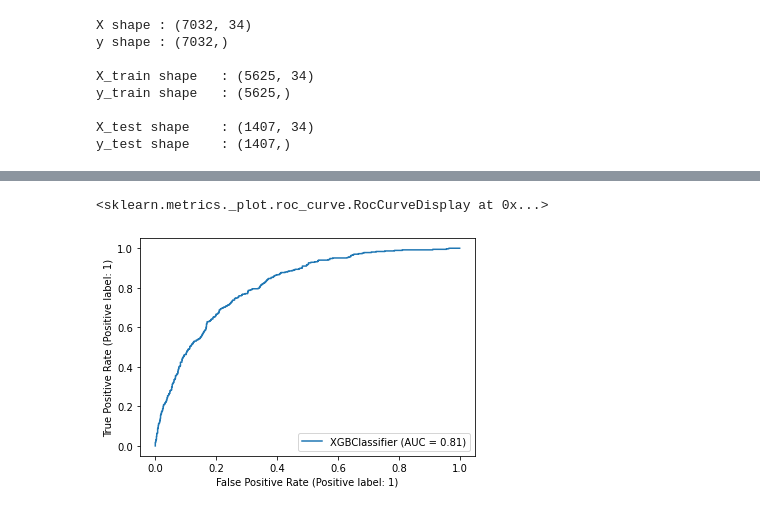
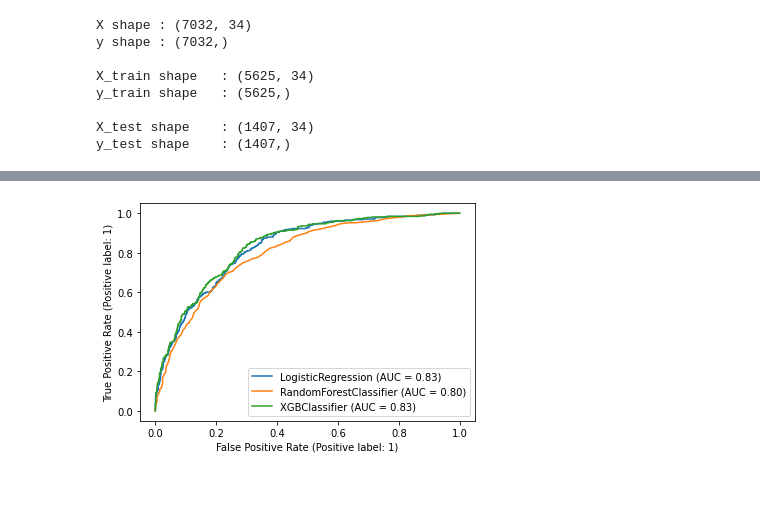
Before and after one commit to 0raghad/churn, a Jupyter notebook: churn.ipynb, the cells around one changed output, grey strips where cells are left out. Drawn from its saved outputs; the diff is of its cells as text; code cells hidden in the pictures.

```diff
--- a/churn.ipynb
+++ b/churn.ipynb
@@ -284,6 +331,12 @@ y_train shape   : (5625,)
 
 X_test shape    : (1407, 34)
 y_test shape    : (1407,)
+# %%
+# Standardizing the Dataset
+from sklearn.preprocessing import StandardScaler
+sc = StandardScaler()
+X_train = sc.fit_transform(X_train)
+X_test = sc.transform(X_test)
 # %%
 def evaluate(model, X_train, X_test, y_train, y_test):
     y_test_pred = model.predict(X_test)
@@ -300,3 +353,7 @@ def evaluate(model, X_train, X_test, y_train, y_test):
     print(f"CONFUSION MATRIX:\n{confusion_matrix(y_test, y_test_pred)}")
     print(f"ACCURACY SCORE:\n{accuracy_score(y_test, y_test_pred):.4f}")
     print(f"CLASSIFICATION REPORT:\n{clf_report}")
+# %%
+model_lr = LogisticRegression()
+model_lr.fit(X_train, y_train)
+evaluate(model_lr, X_train, X_test, y_train, y_test)
@@ -302,0 +378,4 @@ def evaluate(model, X_train, X_test, y_train, y_test):
+# %%
+model_rf = RandomForestClassifier()
+model_rf.fit(X_train, y_train)
+evaluate(model_rf, X_train, X_test, y_train, y_test)
@@ -303,15 +400,5 @@ def evaluate(model, X_train, X_test, y_train, y_test):
 # %%
-xgb_clf = XGBClassifier(learning_rate =0.1,
- n_estimators=1000,
- max_depth=5,
- min_child_weight=1,
- gamma=0,
- subsample=0.8,
- colsample_bytree=0.8,
- objective= 'binary:logistic',
- nthread=4,
- scale_pos_weight=5,
- seed=27)
+xgb_clf = XGBClassifier()
 xgb_clf.fit(X_train, y_train)
 evaluate(xgb_clf, X_train, X_test, y_train, y_test)
 # %% [output]
@@ -348,5 +422,8 @@ plot_confusion_matrix(
-# %%
- plot_roc_curve(xgb_clf, X_test, y_test, ax = plt.gca())
-# %% [output]
-<sklearn.metrics._plot.roc_curve.RocCurveDisplay at 0x...>
-[figure, removed]
+# %%
+from sklearn.metrics import plot_roc_curve
+classifiers = [model_lr, model_rf , xgb_clf]
+ax = plt.gca()
+for i in classifiers:
+    plot_roc_curve(i, X_test, y_test, ax=ax)
+# %% [output]
+[figure, added]
```
Also changed, not shown: parts of 11 cells of this notebook.
